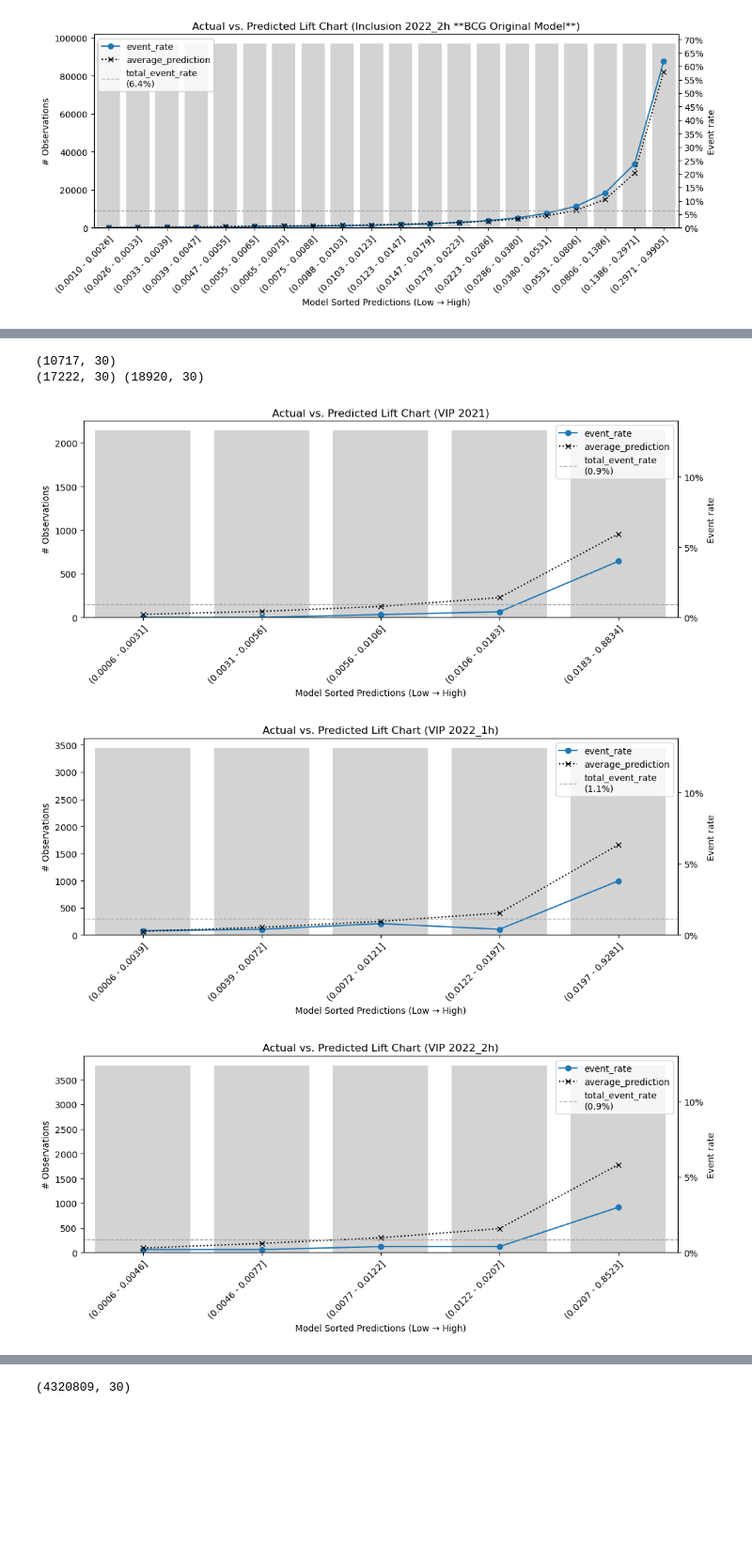
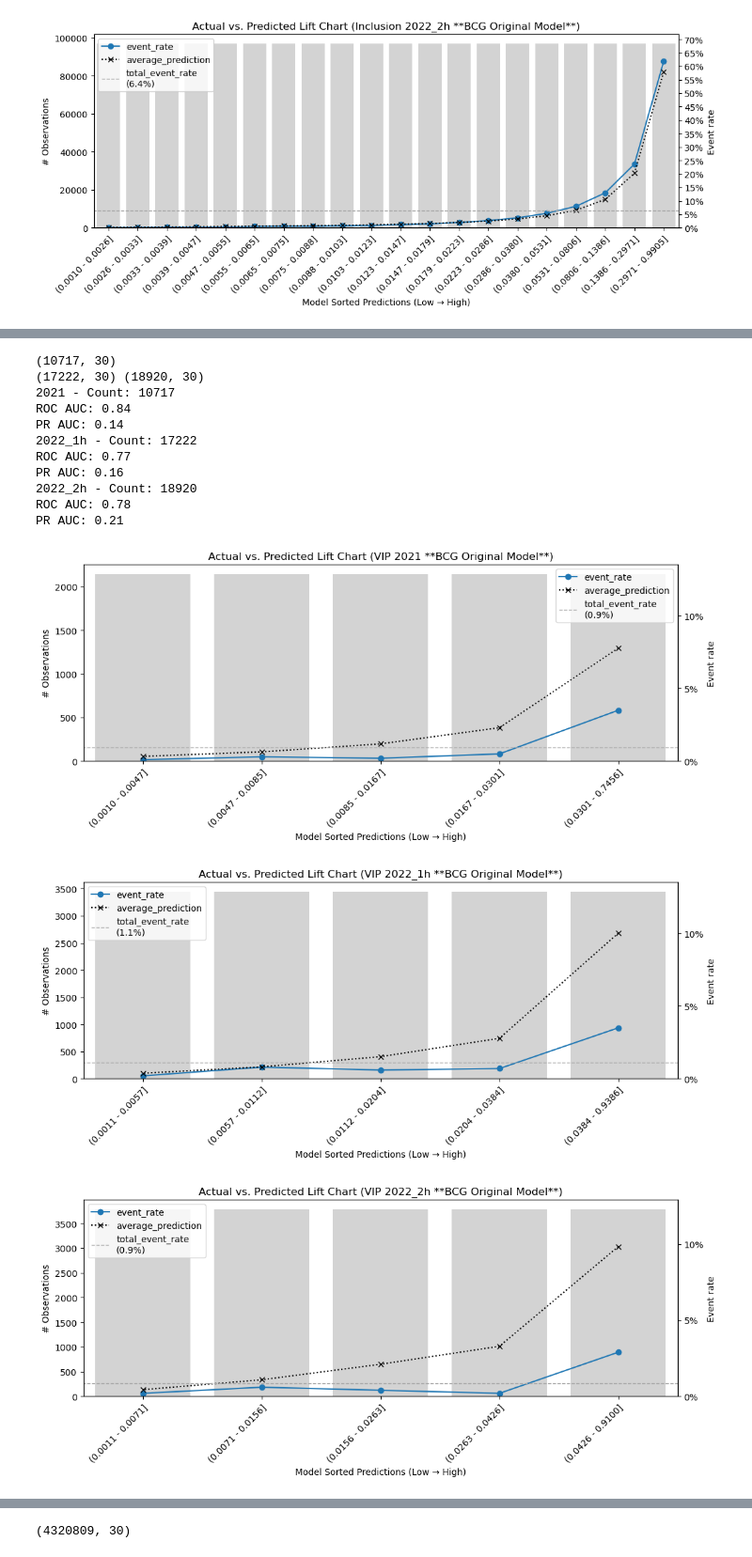
Before and after one commit to Prudick/risk-data-science-pm-model-exclusion-accounts-analysis, a Jupyter notebook: NAF PM/naf-pm-exclusion-accounts_bcg-model.ipynb, the cells around one changed output, grey strips where cells are left out. Shown at 94% size. Drawn from its saved outputs; the diff is of its cells as text; code cells hidden in the pictures; blank space fills up the shorter version.

```diff
--- a/NAF PM/naf-pm-exclusion-accounts_bcg-model.ipynb
+++ b/NAF PM/naf-pm-exclusion-accounts_bcg-model.ipynb
@@ -413,3 +413,14 @@ for y in incl_by_year:
 [figure]
 [figure]
 [figure]
+# %%
+def metrics_by_year(df_by_year):
+    for y in df_by_year:
+        fpr, tpr, threshold = roc_curve(df_by_year[y]['target'], df_by_year[y]['y_pred_proba'])
+        roc_auc = auc(fpr, tpr)
+        precision, recall, precision_recall_threshold = precision_recall_curve(df_by_year[y]['target'], df_by_year[y]['y_pred_proba'])
+        pr_auc = auc(recall, precision)
+        f1 = 2*precision*recall/(precision+recall)
+        print(f'{y} - Count: {df_by_year[y].shape[0]} \nROC AUC: {roc_auc:.2f}\nPR AUC: {pr_auc:.2f}')
+
+metrics_by_year(incl_by_year)
@@ -420,8 +441,10 @@ lift_curve(f'Government **BCG Original Model**', calculate_decile_table(gov, 20)
 # %%
 gov_by_year = split_data_by_year(gov)
 
+metrics_by_year(gov_by_year)
+
 for y in gov_by_year:
-    lift_curve(f'Government {y}', calculate_decile_table(gov_by_year[y], 10))
+    lift_curve(f'Government {y} **BCG Original Model**', calculate_decile_table(gov_by_year[y], 10))
 # %% [output]
 (54633, 30)
 (86967, 30) (88715, 30)
@@ -435,12 +467,23 @@ lift_curve(f'VIP **Retrain Model**', calculate_decile_table(vip, 20))
 # %%
 vip_by_year = split_data_by_year(vip)
 
+metrics_by_year(vip_by_year)
+
 for y in vip_by_year:
-    lift_curve(f'VIP {y}', calculate_decile_table(vip_by_year[y], 5))
+    lift_curve(f'VIP {y} **BCG Original Model**', calculate_decile_table(vip_by_year[y], 5))
 # %% [output]
 (10717, 30)
 (17222, 30) (18920, 30)
+2021 - Count: 10717
+ROC AUC: 0.84
+PR AUC: 0.14
+2022_1h - Count: 17222
+ROC AUC: 0.77
+PR AUC: 0.16
+2022_2h - Count: 18920
+ROC AUC: 0.78
+PR AUC: 0.21
-[figure, old version]
+[figure, new version]
-[figure, old version]
+[figure, new version]
-[figure, old version]
+[figure, new version]
 # %%
```
Also changed, not shown: parts of 24 cells of this notebook, 3 other files.
